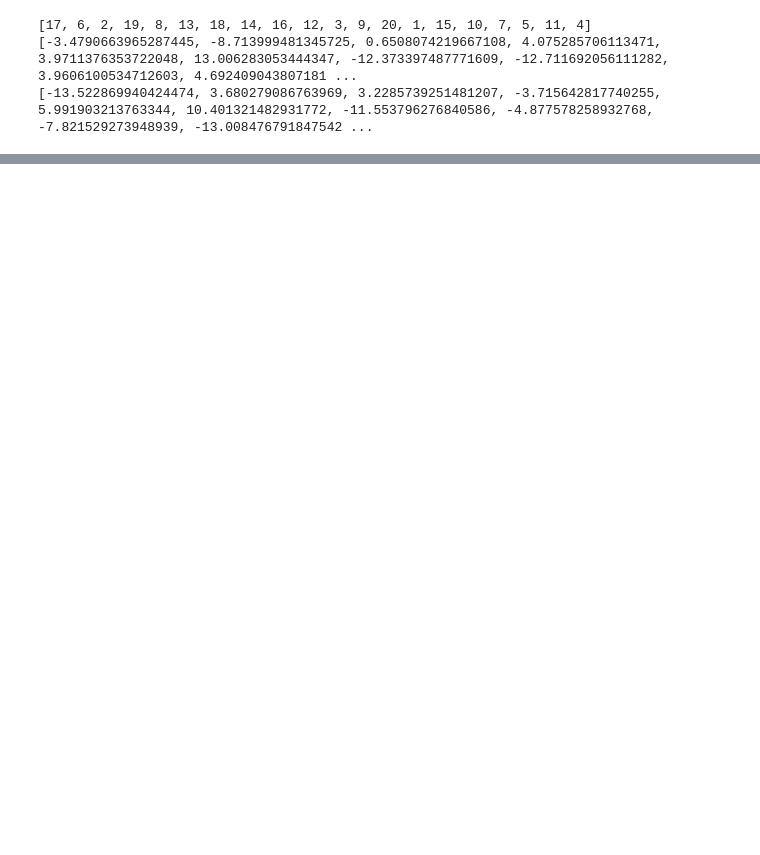
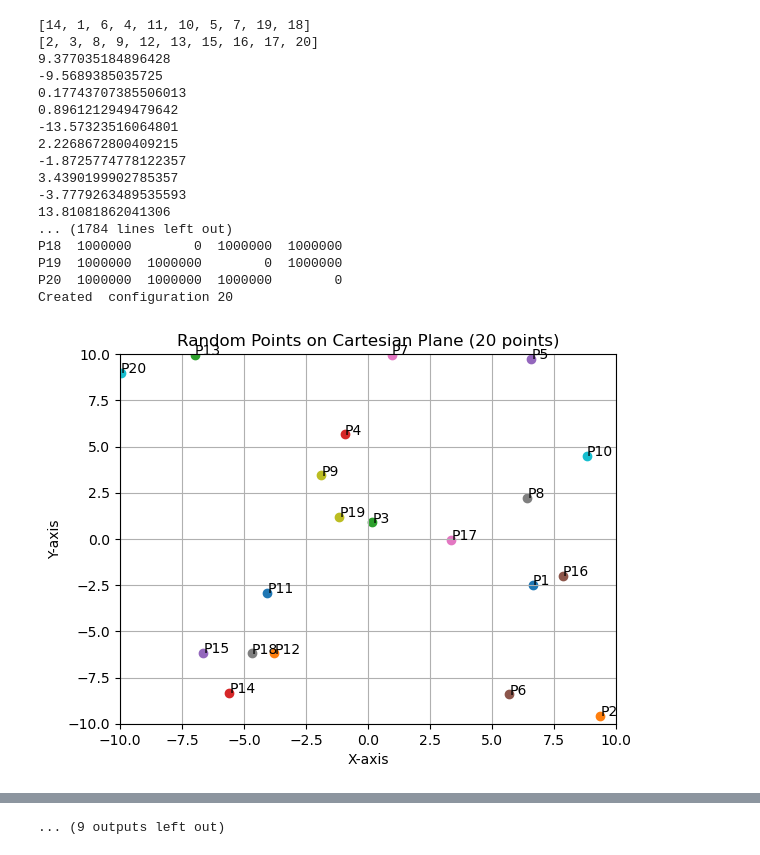
Before and after one commit to tantuwaySourabh/rf-tag2tag-communication, a Jupyter notebook: Incremental Learning/Project_3.0_automated.ipynb, the cells around one changed output, grey strips where cells are left out. Drawn from its saved outputs; the diff is of its cells as text; code cells hidden in the pictures; blank space fills up the shorter version.

Commit message:
code till 50% nodes move smaller distance and , other move larger

```diff
--- a/Incremental Learning/Project_3.0_automated.ipynb
+++ b/Incremental Learning/Project_3.0_automated.ipynb
@@ -342,7 +427,7 @@ def generate_configurations(num_iterations, num_samples):
 
     for iteration in range(1, num_iterations + 1):
 
-        move_nodes(20)
+        move_nodes(10)
         print(x_coords)
         print(y_coords)
         global dist_matrix
@@ -350,15 +435,17 @@ def generate_configurations(num_iterations, num_samples):
         dist_matrix = get_dist_matrix(x_coords, y_coords)
         neighbor_table = get_neighbor_table(dist_matrix)
 
+        print(neighbor_table)
+
         global_X = prefix_x + str(iteration)
         global_y = prefix_y + str(iteration)
 
-        #saveplot(f"Conf{iteration}.jpg")
+        saveplot(f"Conf{iteration}.jpg")
 
         globals()[global_X], globals()[global_y] = generate_data(num_samples)
 
-        #savedata(globals()[global_X], f"Instance{iteration}.xlsx")
-        #savedata(globals()[global_y], f"Solution{iteration}.xlsx")
+        savedata(globals()[global_X], f"Instance{iteration}.xlsx")
+        savedata(globals()[global_y], f"Solution{iteration}.xlsx")
 
         print(f"Created  configuration {iteration}")
 # %%
@@ -432,15 +574,33 @@ X0,y0 = generate_data(10000)
 # %%
-generate_configurations(20, 10000)
+generate_configurations(20, 10)
+
 #os.system(f"afplay {notification_sound}")
 
-Xtest,ytest = generate_data(2000)
-#os.system(f"afplay {notification_sound}")
-#savedata(Xtest, f"InstanceTest.xlsx")
-#savedata(ytest, f"SolutionTest.xlsx")
+# Xtest,ytest = generate_data(2000)
 
-generate_predictions(20)
-apply_algo(20)
+
+# #os.system(f"afplay {notification_sound}")
+# savedata(Xtest, f"InstanceTest.xlsx")
+# savedata(ytest, f"SolutionTest.xlsx")
+
+# generate_predictions(20)
+# apply_algo(20)
 # %% [output]
-[17, 6, 2, 19, 8, 13, 18, 14, 16, 12, 3, 9, 20, 1, 15, 10, 7, 5, 11, 4]
-[-3.4790663965287445, -8.713999481345725, 0.6508074219667108, 4.075285706113471, 3.9711376353722048, 13.006283053444347, -12.373397487771609, -12.711692056111282, 3.9606100534712603, 4.692409043807181 ...
-[-13.522869940424474, 3.680279086763969, 3.2285739251481207, -3.715642817740255, 5.991903213763344, 10.401321482931772, -11.553796276840586, -4.877578258932768, -7.821529273948939, -13.008476791847542 ...
+[14, 1, 6, 4, 11, 10, 5, 7, 19, 18]
+[2, 3, 8, 9, 12, 13, 15, 16, 17, 20]
+9.377035184896428
+-9.5689385035725
+0.17743707385506013
+0.8961212949479642
+-13.57323516064801
+2.2268672800409215
+-1.8725774778122357
+3.4390199902785357
+-3.7779263489535593
+13.81081862041306
+... (1784 lines left out)
+P18  1000000        0  1000000  1000000
+P19  1000000  1000000        0  1000000
+P20  1000000  1000000  1000000        0
+Created  configuration 20
+[figure, added]
@@ -447,3 +617,4 @@ apply_algo(20)
+... (9 outputs left out)
 # %%
 # from sklearn.tree import DecisionTreeClassifier
 # from sklearn.multioutput import MultiOutputClassifier
```
Also changed, not shown: parts of 21 cells of this notebook.
